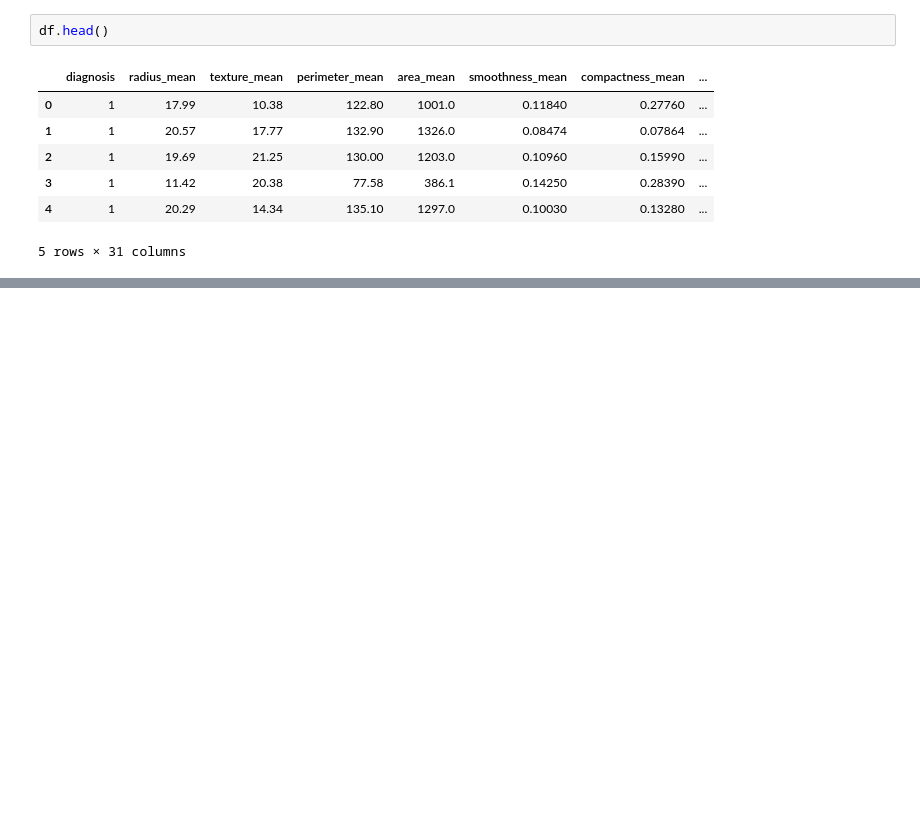
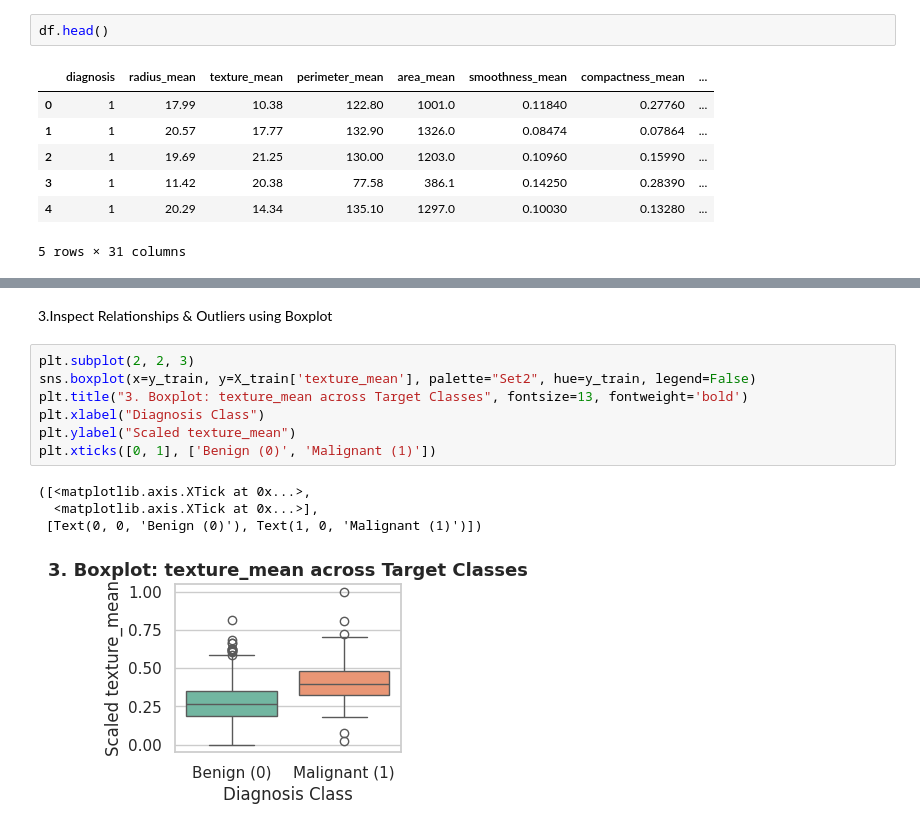
Before and after one commit to sadiasemim139-ops/machine-larning, a Jupyter notebook: labWork/newnotebook.ipynb, the cells around one changed output, grey strips where cells are left out. Saved outputs shown, nothing was run; the diff lists cells and outputs as text; blank space fills up the shorter version.

```diff
--- a/labWork/newnotebook.ipynb
+++ b/labWork/newnotebook.ipynb
@@ -820,0 +1217,14 @@ df.head()
+# %% [markdown]
+3.Inspect Relationships & Outliers using Boxplot
+# %%
+plt.subplot(2, 2, 3)
+sns.boxplot(x=y_train, y=X_train['texture_mean'], palette="Set2", hue=y_train, legend=False)
+plt.title("3. Boxplot: texture_mean across Target Classes", fontsize=13, fontweight='bold')
+plt.xlabel("Diagnosis Class")
+plt.ylabel("Scaled texture_mean")
+plt.xticks([0, 1], ['Benign (0)', 'Malignant (1)'])
+# %% [output]
+([<matplotlib.axis.XTick at 0x...>,
+  <matplotlib.axis.XTick at 0x...>],
+ [Text(0, 0, 'Benign (0)'), Text(1, 0, 'Malignant (1)')])
+[figure, added]
```
Also changed, not shown: parts of 80 cells of this notebook.
